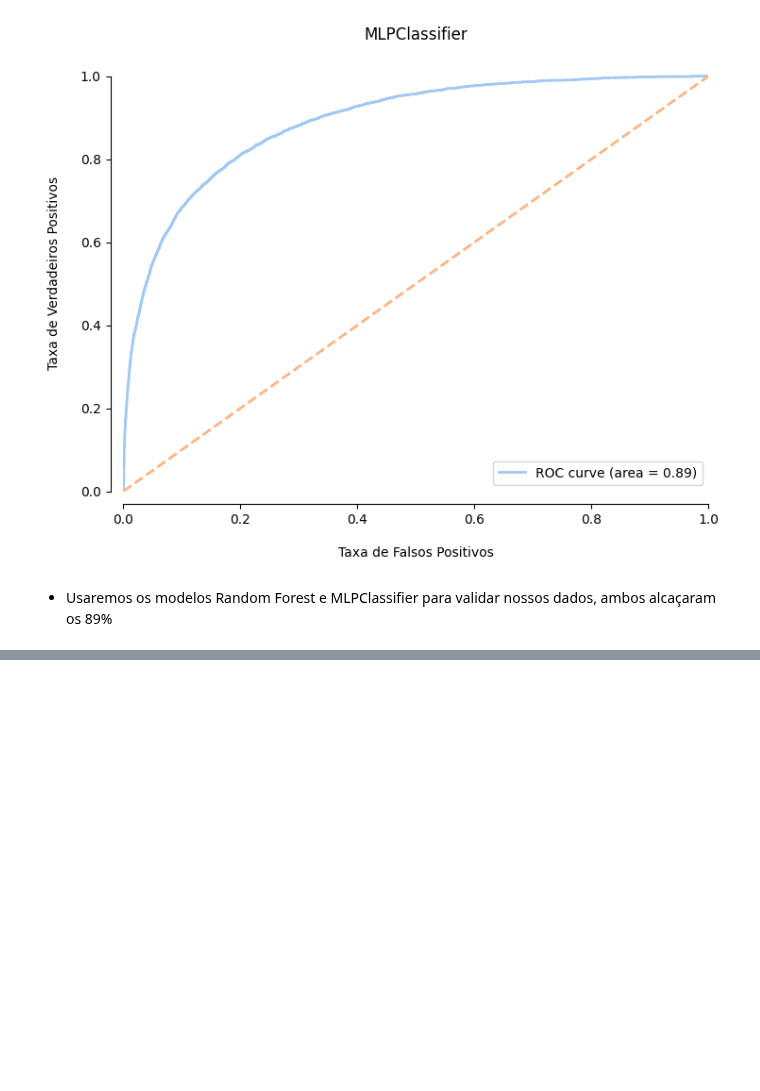
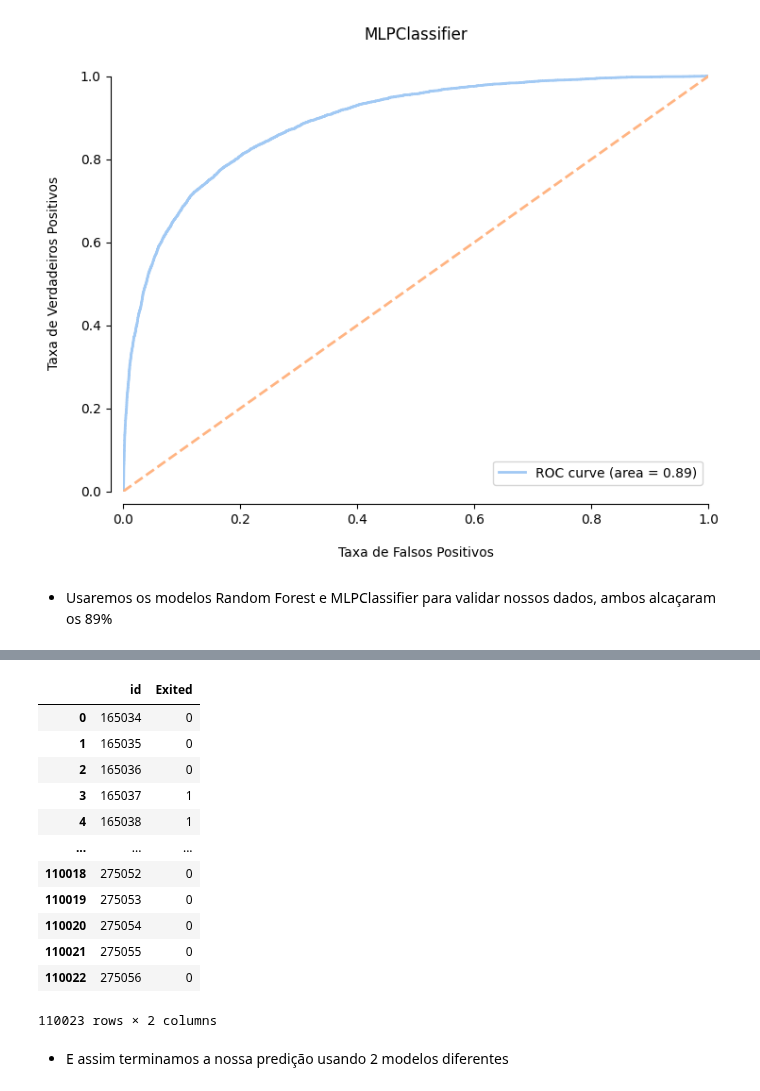
Before and after one commit to guievbs/bank-churn-prediction, a Jupyter notebook: src/models/ml_models.ipynb, the cells around one changed output, grey strips where cells are left out. Saved outputs shown, nothing was run; the diff lists cells and outputs as text; code cells hidden in the pictures; blank space fills up the shorter version.

Commit message:
feat: adiciona predição para os dados reias

```diff
--- a/src/models/ml_models.ipynb
+++ b/src/models/ml_models.ipynb
@@ -174,0 +275,18 @@ tune_mlp = plot_roc_curve(best_model_mlp, X_train, X_test, y_train, y_test, "MLP
+# %%
+submission_mlp = test_mlp[['id', 'Exited']]
+# %%
+submission_mlp
+# %% [output]
+|  | id | Exited |
+| 0 | 165034 | 0 |
+| 1 | 165035 | 0 |
+| 2 | 165036 | 0 |
+| 3 | 165037 | 1 |
+| 4 | 165038 | 1 |
+| ... | ... | ... |
+| 110018 | 275052 | 0 |
+| 110019 | 275053 | 0 |
+| 110020 | 275054 | 0 |
+| 110021 | 275055 | 0 |
+| 110022 | 275056 | 0 |
+110023 rows × 2 columns
@@ -174,0 +295,2 @@ tune_mlp = plot_roc_curve(best_model_mlp, X_train, X_test, y_train, y_test, "MLP
+# %% [markdown]
+- E assim terminamos a nossa predição usando 2 modelos diferentes
```
Also changed, not shown: parts of 25 cells of this notebook.
